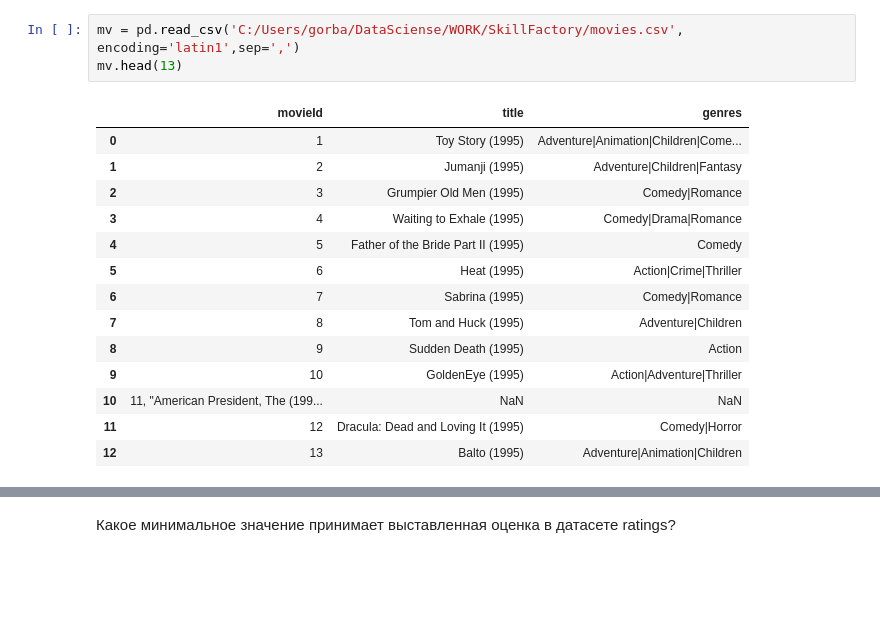
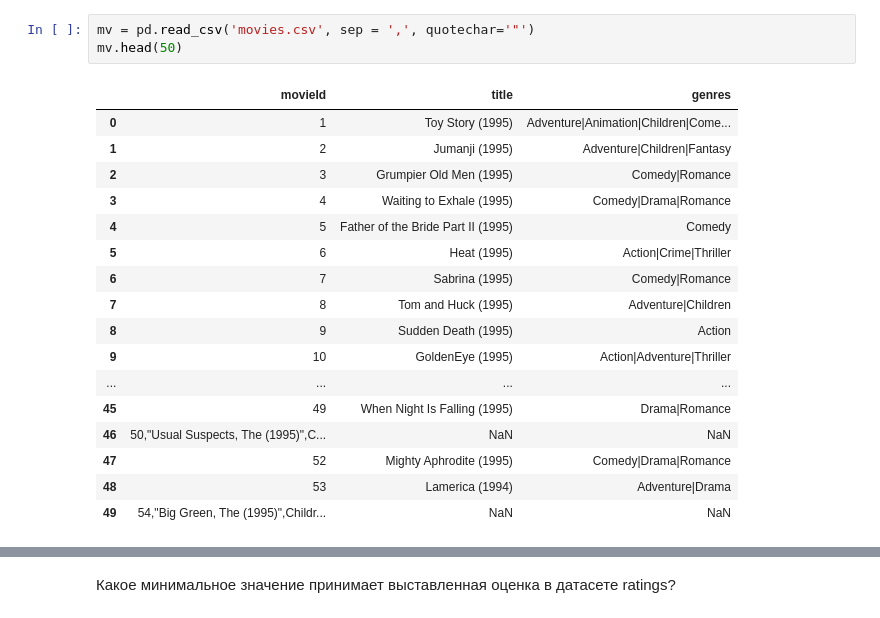
Before and after one commit to aar44i/DataScience, a Jupyter notebook: SkillFactory/7.ipynb, the cells around one changed output, grey strips where cells are left out. Saved outputs shown, nothing was run; the diff lists cells and outputs as text; blank space fills up the shorter version.

```diff
--- a/SkillFactory/7.ipynb
+++ b/SkillFactory/7.ipynb
@@ -17,20 +17,23 @@ rt
 | 100835 | 610 | 170875 | 3.0 | 1493846415 |
 100836 rows × 4 columns
 # %%
-mv = pd.read_csv('C:/Users/gorba/DataSciense/WORK/SkillFactory/movies.csv', encoding='latin1',sep=',')
-mv.head(13)
+mv = pd.read_csv('movies.csv', sep = ',', quotechar='"')
+mv.head(50)
 # %% [output]
 |  | movieId | title | genres |
 | 0 | 1 | Toy Story (1995) | Adventure|Animation|Children|Come... |
 | 1 | 2 | Jumanji (1995) | Adventure|Children|Fantasy |
 | 2 | 3 | Grumpier Old Men (1995) | Comedy|Romance |
 | 3 | 4 | Waiting to Exhale (1995) | Comedy|Drama|Romance |
 | 4 | 5 | Father of the Bride Part II (1995) | Comedy |
 | 5 | 6 | Heat (1995) | Action|Crime|Thriller |
 | 6 | 7 | Sabrina (1995) | Comedy|Romance |
 | 7 | 8 | Tom and Huck (1995) | Adventure|Children |
 | 8 | 9 | Sudden Death (1995) | Action |
 | 9 | 10 | GoldenEye (1995) | Action|Adventure|Thriller |
-| 10 | 11, "American President, The (199... | NaN | NaN |
-| 11 | 12 | Dracula: Dead and Loving It (1995) | Comedy|Horror |
-| 12 | 13 | Balto (1995) | Adventure|Animation|Children |
+| ... | ... | ... | ... |
+| 45 | 49 | When Night Is Falling (1995) | Drama|Romance |
+| 46 | 50,"Usual Suspects, The (1995)",C... | NaN | NaN |
+| 47 | 52 | Mighty Aphrodite (1995) | Comedy|Drama|Romance |
+| 48 | 53 | Lamerica (1994) | Adventure|Drama |
+| 49 | 54,"Big Green, The (1995)",Childr... | NaN | NaN |
```
Also changed, not shown: parts of 6 cells of this notebook, 2 other files.
